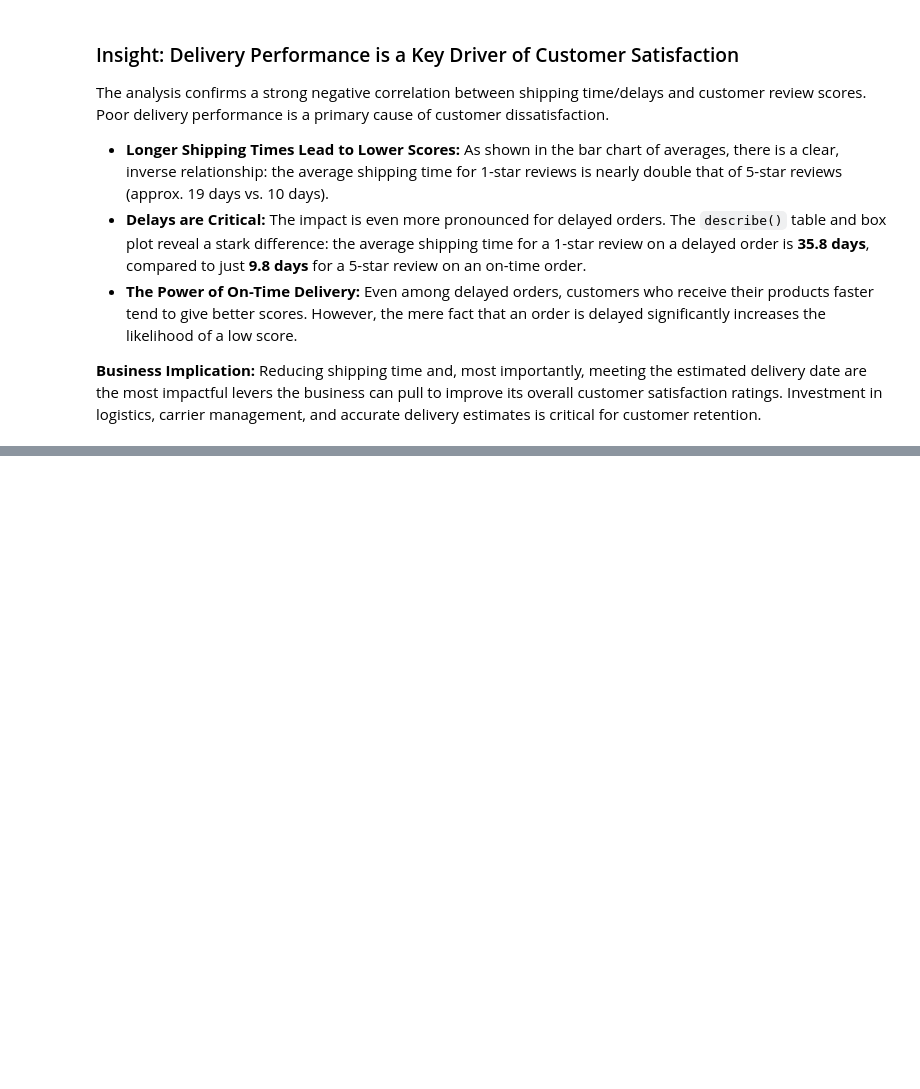
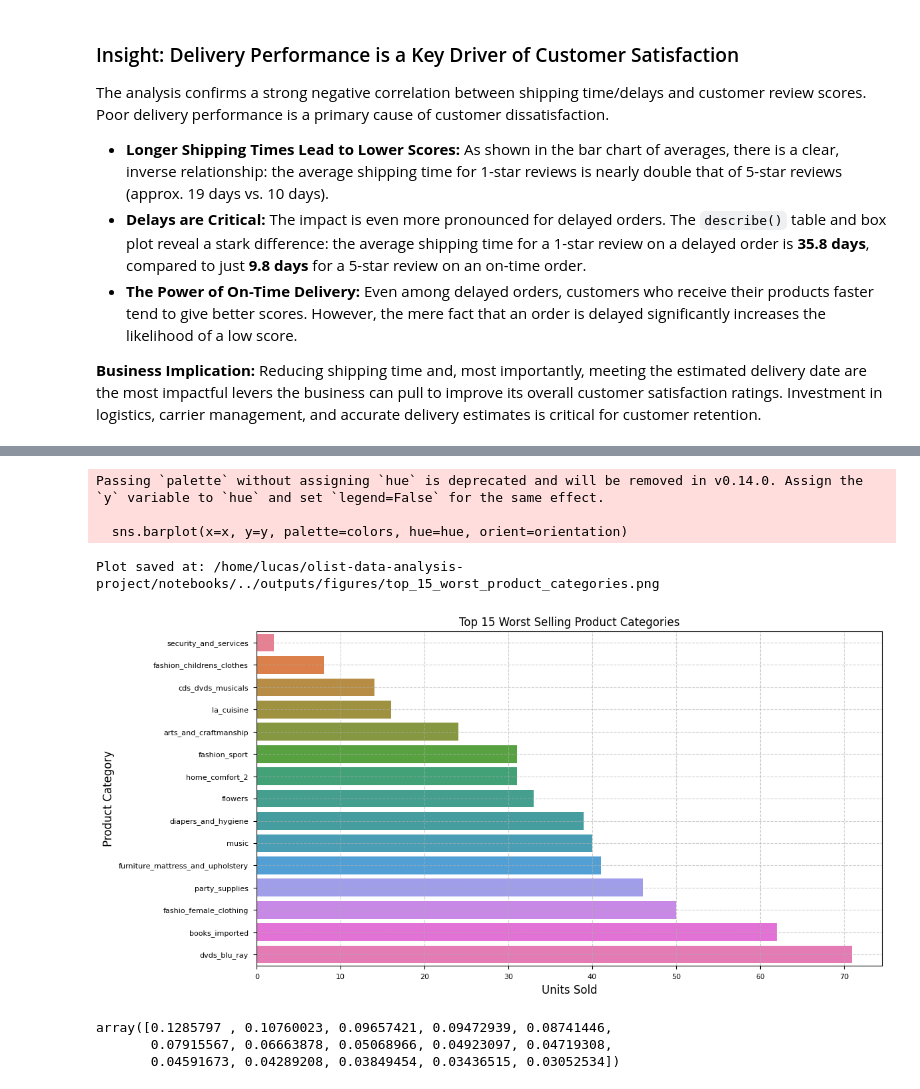
Before and after one commit to Lucas-Ker/olist-data-analysis-project, a Jupyter notebook: notebooks/02_eda_kpis_visuals.ipynb, the cells around one changed output, grey strips where cells are left out. Saved outputs shown, nothing was run; the diff lists cells and outputs as text; code cells hidden in the pictures; blank space fills up the shorter version.

```diff
--- a/notebooks/02_eda_kpis_visuals.ipynb
+++ b/notebooks/02_eda_kpis_visuals.ipynb
@@ -289,0 +440,16 @@ The analysis confirms a strong negative correlation between shipping time/delays
+# %%
+prod_categories_plot2 = prod_categories.sort_values(ascending=True).head(15)
+plot_bar(x=prod_categories_plot2.values, y=prod_categories_plot2.index, title='Top 15 Worst Selling Product Categories', save_path='top_15_worst_product_categories.png', orientation='h', xlabel='Units Sold', ylabel='Product Category')
+# %% [output]
+Passing `palette` without assigning `hue` is deprecated and will be removed in v0.14.0. Assign the `y` variable to `hue` and set `legend=False` for the same effect.
+
+  sns.barplot(x=x, y=y, palette=colors, hue=hue, orient=orientation)
+Plot saved at: /home/lucas/olist-data-analysis-project/notebooks/../outputs/figures/top_15_worst_product_categories.png
+[figure, added]
+# %%
+prod_categories_percentage = prod_categories_plot.values/prod_categories_plot.values.sum()
+prod_categories_percentage
+# %% [output]
+array([0.1285797 , 0.10760023, 0.09657421, 0.09472939, 0.08741446,
+       0.07915567, 0.06663878, 0.05068966, 0.04923097, 0.04719308,
+       0.04591673, 0.04289208, 0.03849454, 0.03436515, 0.03052534])
```
Also changed, not shown: parts of 49 cells of this notebook, 14 other files.
